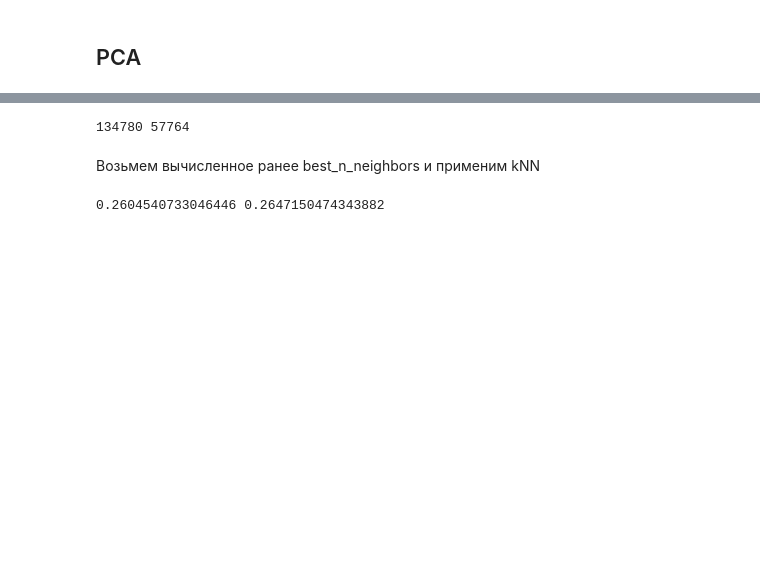
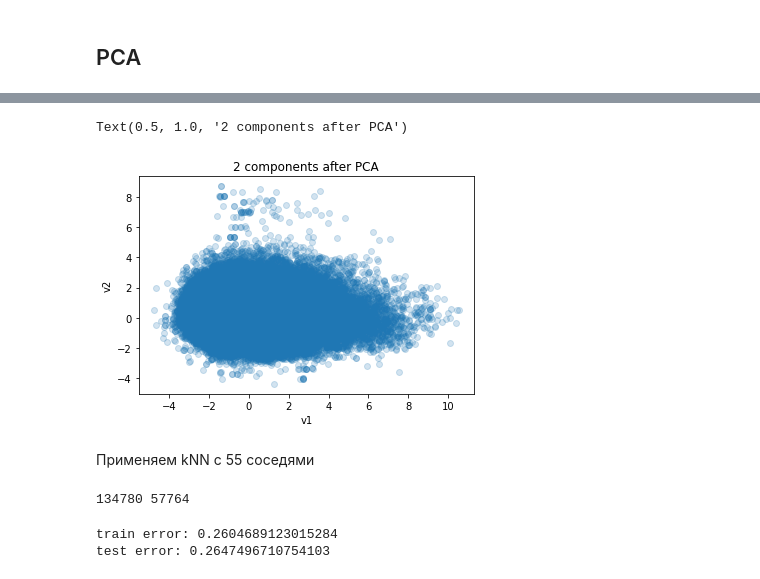
Before and after one commit to dariacher/ML_clothing, a Jupyter notebook: ML.ipynb, the cells around one changed output, grey strips where cells are left out. Cells and saved outputs as stored; diff of their text form; code cells hidden in the pictures; blank space fills up the shorter version.

```diff
--- a/ML.ipynb
+++ b/ML.ipynb
@@ -708,0 +601,12 @@ plt.grid()
+# %%
+X = data.drop(('fit'), axis = 1)
+y = data['fit']
+from sklearn.decomposition import PCA
+pca_model = PCA(n_components = 2)
+pca_model.fit(X)
+print("Главные компоненты (по строкам):")
+print(pca_model.components_)
+print("Дисперсии по главным компонентам:")
+print(pca_model.explained_variance_)
+print("Среднеквадратические отклонения:")
+print(np.sqrt(pca_model.explained_variance_))
@@ -708,0 +631,7 @@ plt.grid()
+# %%
+pca_model = PCA(n_components = 2)
+X_PCA = pca_model.fit(X).transform(X)
+print(X.shape)
+print(X_PCA.shape)
+print("Результат:")
+print(X_PCA)
@@ -709,2 +649,13 @@ plt.grid()
+# %%
+plt.scatter(X_PCA[:,0], X_PCA[:,1], alpha = .2)
+
+plt.xlabel('v1')
+plt.ylabel('v2')
+plt.title('2 components after PCA')
+# %% [output]
+Text(0.5, 1.0, '2 components after PCA')
+[figure, added]
+# %% [markdown]
+Применяем kNN с 55 соседями
 # %%
 from sklearn.model_selection import train_test_split
@@ -714,15 +668,14 @@ print(X_train.shape[0], X_test.shape[0])
 # %% [output]
 134780 57764
-# %% [markdown]
-Возьмем вычисленное ранее best_n_neighbors и применим kNN
 # %%
 from sklearn.neighbors import KNeighborsClassifier
+knn = KNeighborsClassifier(n_neighbors = 55).fit(X_train, Y_train)
 
-knn = KNeighborsClassifier(n_neighbors = best_n_neighbors).fit(X_train, y_train)
+err_train = np.mean(Y_train != knn.predict(X_train))
+err_test  = np.mean(Y_test  != knn.predict(X_test))
 
-err_train = np.mean(y_train != knn.predict(X_train))
-err_test  = np.mean(y_test  != knn.predict(X_test))
-
-print(err_train, err_test)
+print("train error: " + str(err_train))
+print("test error: " + str(err_test))
 # %% [output]
-0.2604540733046446 0.2647150474343882
+train error: 0.2604689123015284
+test error: 0.2647496710754103
```
Also changed, not shown: parts of 43 cells of this notebook.
